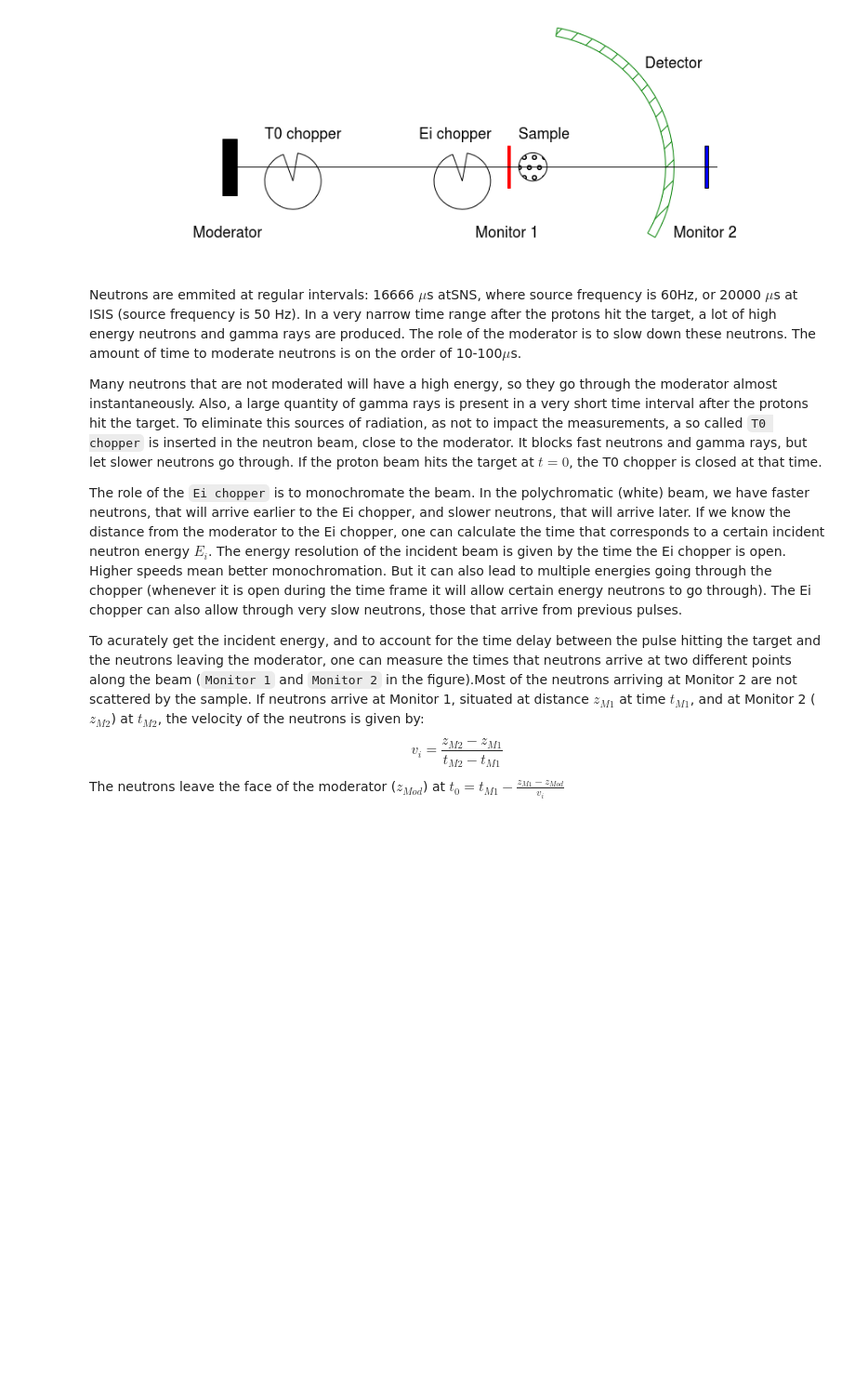
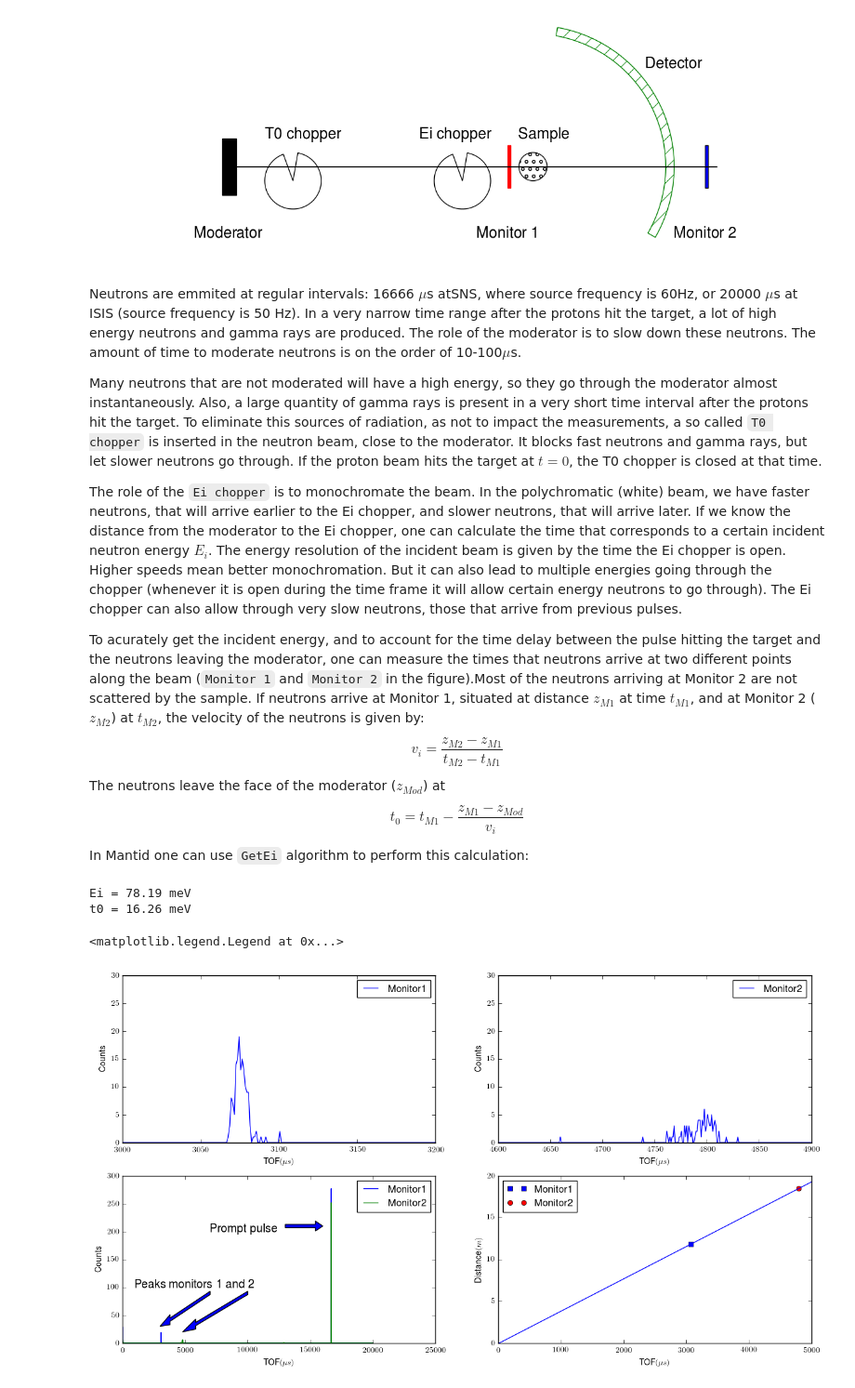
Before and after one commit to mantidproject/training, a Jupyter notebook: notebook/201_Introduction_to_Direct_Geometry_Spectrometers.ipynb, the cells around one changed output. Shown: that part at 93% size. Saved outputs shown, nothing was run; the diff lists cells and outputs as text; code cells hidden in the pictures; blank space fills up the shorter version.

```diff
--- a/notebook/201_Introduction_to_Direct_Geometry_Spectrometers.ipynb
+++ b/notebook/201_Introduction_to_Direct_Geometry_Spectrometers.ipynb
@@ -155,4 +156,58 @@ The role of the `Ei chopper` is to monochromate the beam. In the polychromatic (
 
 To acurately get the incident energy, and to account for the time delay between the pulse hitting the target and the neutrons leaving the moderator, one can measure the times that neutrons arrive at two different points along the beam (`Monitor 1` and `Monitor 2` in the figure).Most of the neutrons arriving at Monitor 2 are not scattered by the sample. If neutrons arrive at Monitor 1, situated at distance $z_{M1}$ at time $t_{M1}$, and at Monitor 2 ($z_{M2}$) at $t_{M2}$, the velocity of the neutrons is given by:
 $$v_i=\frac{z_{M2}-z_{M1}}{t_{M2}-t_{M1}}$$
-The neutrons leave the face of the moderator ($z_{Mod}$) at $t_0=t_{M1}-\frac{z_{M1}-z_{Mod}}{v_i}$
+The neutrons leave the face of the moderator ($z_{Mod}$) at $$t_0=t_{M1}-\frac{z_{M1}-z_{Mod}}{v_i}$$
+
+In Mantid one can use `GetEi` algorithm to perform this calculation:
+# %%
+import sys
+sys.path.append('/home/3y9/Mantid/Build/bin')
+from mantid.simpleapi import *
+#load monitors (from a run with a nominal Ei=80meV)
+monitors=LoadNexusMonitors(Filename='/SNS/ARCS/IPTS-16644/0/86600/NeXus/ARCS_86600_event.nxs')
+Ei, tM1, spM1, t0 = GetEi(InputWorkspace=monitors) #spM1 is the spectrum number corresponding to Monitor1
+print 'Ei = {0:.2f} meV'.format(Ei)
+print 't0 = {0:.2f} meV'.format(t0)
+# %% [output]
+Ei = 78.19 meV
+t0 = 16.26 meV
+# %%
+fig, ax = plt.subplots(2,2,figsize=(15, 8), dpi= 150)
+tofs=(monitors.readX(0)[1:]+monitors.readX(0)[:-1])/2.
+ax[0,0].plot(tofs,monitors.readY(0),label='Monitor1')
+ax[0,0].set_xlim([3000.,3200.])
+ax[0,0].set_ylim([0.,30.])
+ax[0,0].set_xlabel("TOF$(\mu s)$")
+ax[0,0].set_ylabel("Counts")
+ax[0,0].legend()
+ax[0,1].plot(tofs,monitors.readY(1),label='Monitor2')
+ax[0,1].set_xlim([4600.,4900.])
+ax[0,1].set_ylim([0.,30.])
+ax[0,1].set_xlabel("TOF$(\mu s)$")
+ax[0,1].set_ylabel("Counts")
+ax[0,1].legend()
+ax[1,0].plot(tofs,monitors.readY(0),label='Monitor1')
+ax[1,0].plot(tofs,monitors.readY(1),label='Monitor2')
+ax[1,0].legend()
+ax[1,0].text(1000,100.,'Peaks monitors 1 and 2',fontsize=14)
+ax[1,0].text(7000,200.,'Prompt pulse',fontsize=14)
+ax[1,0].add_patch(mp.Arrow(7000,90,-4000,-60,width=30))
+ax[1,0].add_patch(mp.Arrow(10000,90,-5200,-70,width=30))
+ax[1,0].add_patch(mp.Arrow(13000,210,3000,0,width=30))
+ax[1,0].set_xlabel("TOF$(\mu s)$")
+ax[1,0].set_ylabel("Counts")
+ax[1,1].plot([3075.],[monitors.getDetector(0).getDistance(monitors.getInstrument().getSource())],'bs',label='Monitor1')
+ax[1,1].plot([4800.],[monitors.getDetector(1).getDistance(monitors.getInstrument().getSource())],'ro',label='Monitor2')
+ax[1,1].set_xlim([0.,5000.])
+ax[1,1].set_ylim([0.,20.])
+
+def tof_pos(position,velocity):
+    return (position/velocity)*1e6 #time in microseconds not seconds
+
+ax[1,1].plot([t0,t0+tof_pos(20.,E2V(Ei))],[0.,20])
+ax[1,1].set_xlabel("TOF$(\mu s)$")
+ax[1,1].set_ylabel("Distance$(m)$")
+ax[1,1].legend(loc=2)
+# %% [output]
+<matplotlib.legend.Legend at 0x...>
+[figure, added]
```
Also changed, not shown: parts of 20 cells of this notebook.
